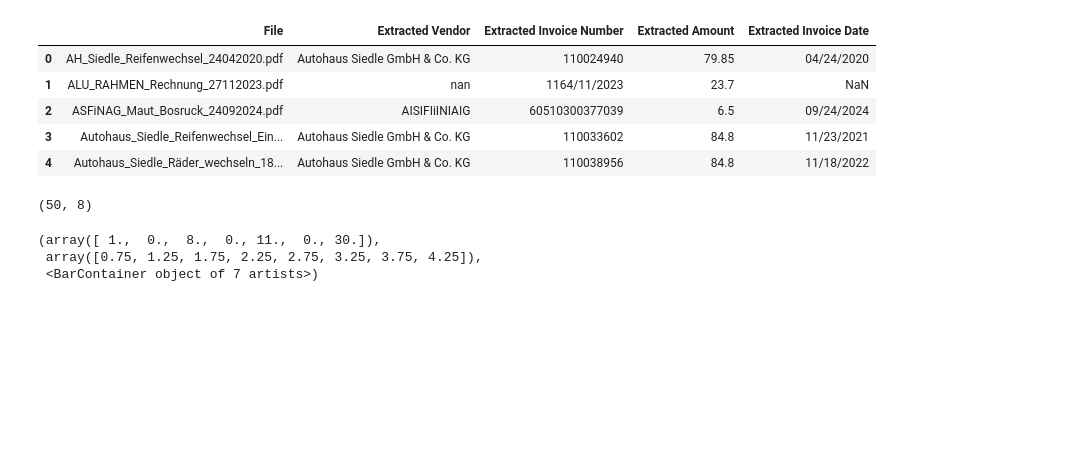
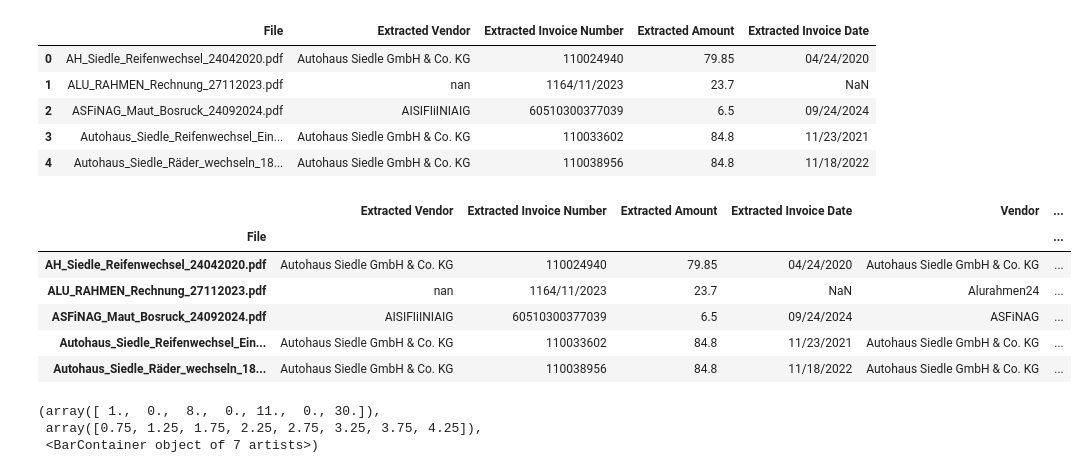
Before and after one commit to Paul01001000/HFU-Bachelor-Thesis, a Jupyter notebook: Data_Analysis.ipynb, the cells around one changed output. Drawn from its saved outputs; the diff is of its cells as text; code cells hidden in the pictures; blank space fills up the shorter version.

```diff
--- a/Data_Analysis.ipynb
+++ b/Data_Analysis.ipynb
@@ -336,9 +373,15 @@ test_data.head()
 | 4 | Autohaus_Siedle_Räder_wechseln_18... | Autohaus Siedle GmbH & Co. KG | 110038956 | 84.8 | 11/18/2022 |
 # %%
 test_results = test_data.set_index("File").join(db.set_index("File"),how="inner")
-test_results.head
+test_results.head()
 # %% [output]
-(50, 8)
+|  | Extracted Vendor | Extracted Invoice Number | Extracted Amount | Extracted Invoice Date | Vendor | ... |
+| File |  |  |  |  |  | ... |
+| AH_Siedle_Reifenwechsel_24042020.pdf | Autohaus Siedle GmbH & Co. KG | 110024940 | 79.85 | 04/24/2020 | Autohaus Siedle GmbH & Co. KG | ... |
+| ALU_RAHMEN_Rechnung_27112023.pdf | nan | 1164/11/2023 | 23.7 | NaN | Alurahmen24 | ... |
+| ASFiNAG_Maut_Bosruck_24092024.pdf | AISIFIiINIAIG | 60510300377039 | 6.5 | 09/24/2024 | ASFiNAG | ... |
+| Autohaus_Siedle_Reifenwechsel_Ein... | Autohaus Siedle GmbH & Co. KG | 110033602 | 84.8 | 11/23/2021 | Autohaus Siedle GmbH & Co. KG | ... |
+| Autohaus_Siedle_Räder_wechseln_18... | Autohaus Siedle GmbH & Co. KG | 110038956 | 84.8 | 11/18/2022 | Autohaus Siedle GmbH & Co. KG | ... |
 # %%
 test_results["Correct Vendor"] = test_results["Extracted Vendor"] == test_results["Vendor"]
 for file,ext_ven,ven in zip(test_results.index, test_results["Extracted Vendor"], test_results["Vendor"]):
```
Also changed, not shown: parts of 20 cells of this notebook.
